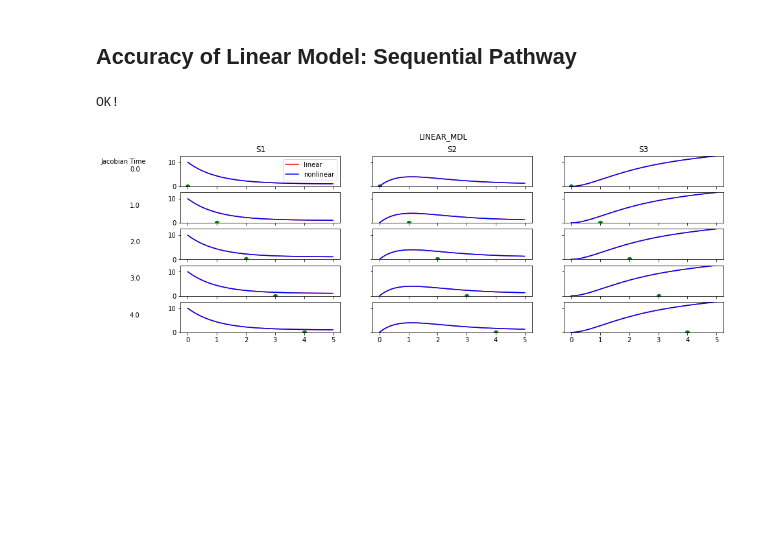
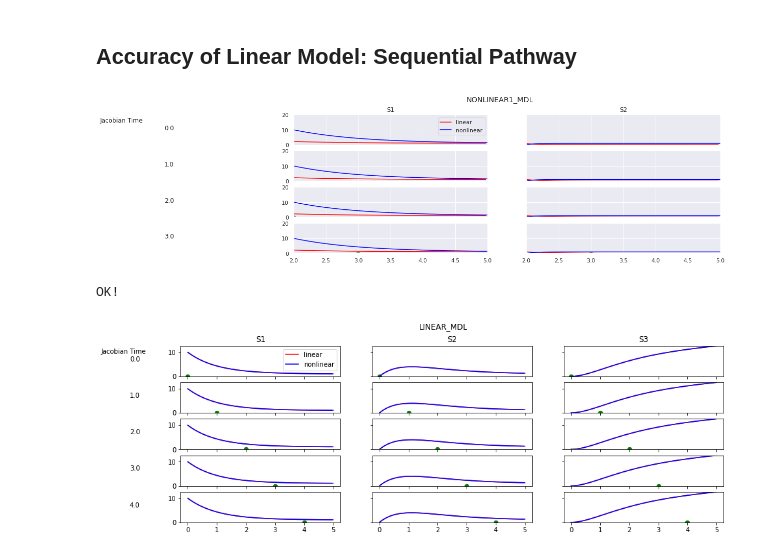
Before and after one commit to ModelEngineering/controlSBML, a Jupyter notebook: notebooks/LinearApproximations.ipynb, the cells around one changed output. Cells and saved outputs as stored; diff of their text form; code cells hidden in the pictures; blank space fills up the shorter version.

Commit message:
Analysis of Wolf model

```diff
--- a/notebooks/LinearApproximations.ipynb
+++ b/notebooks/LinearApproximations.ipynb
@@ -128,47 +128,51 @@ NONLINEAR2_RR.plot(NONLINEAR2_RR.simulate())
 # %% [markdown]
 ## Accuracy of Linear Model: Sequential Pathway
 # %%
-def evaluateAccuracy(sbml_model, timepoints, suptitle="", is_plot=True):
+def evaluateAccuracy(sbml_model, timepoints, suptitle="", is_plot=True, start_time=0, end_time=5, ymax=None, ymin=0):
     if isinstance(timepoints, float) or isinstance(timepoints, int):
         timepoints = [timepoints]
     ctlsb = ControlSBML(sbml_model)
-    rr_df = ctlsb.simulateRoadrunner()
+    rr_df = ctlsb.simulateRoadrunner(start_time, end_time)
     nrow = len(timepoints)
     ncol = len(rr_df.columns)
     fig, axes = plt.subplots(nrow, ncol, figsize=(15, 5))
     axes = np.reshape(axes, (nrow, ncol))
     for irow, timepoint in enumerate(timepoints):
-        linear_df = ctlsb.simulateLinearSystem(timepoint=timepoint)
-        ymin = min(linear_df.min().min(), rr_df.min().min())
-        ymax = max(linear_df.max().max(), rr_df.max().max())
+        linear_df = ctlsb.simulateLinearSystem(timepoint=timepoint, start_time=start_time, end_time=end_time)
+        if ymax is None:
+            ymax_val = max(linear_df.max().max(), rr_df.max().max())
+        else:
+            ymax_val = ymax
         for icol, column in enumerate(rr_df.columns):
             ax = axes[irow, icol]
             ax.plot(linear_df.index, linear_df[column], color="red")
             ax.plot(rr_df.index, rr_df[column], color="blue")
-            ax.scatter(timepoint, ymin, s=40, marker="o", color="g")
-            ax.set_ylim([ymin, ymax])
+            ax.scatter([timepoint], [ymin], s=40, marker="o", color="g")
+            ax.set_xlim([start_time, end_time])
+            ax.set_ylim([0, ymax_val])
             if irow < nrow - 1:
                 ax.set_xticklabels([])
             if irow == 0:
                 ax.set_title(column)
                 if icol == 0:
-                    ax.text(-3, 0.75*ymax, "Jacobian Time")
+                    ax.text(start_time-3, 0.75*ymax_val, "Jacobian Time")
                     ax.legend(["linear", "nonlinear"])
             if icol > 0:
                 ax.set_yticklabels([])
             else:
-                ax.text(-2, ymax/2, "%2.1f" % timepoint)
+                ax.text(start_time-2, ymax_val/2, "%2.1f" % timepoint)
     plt.suptitle(suptitle)
     if is_plot:
         plt.show()
     else:
         plt.close()
 
 # Tests
 suptitle = "NONLINEAR1_MDL"
-evaluateAccuracy(NONLINEAR1_MDL, [0, 1, 2, 3], suptitle=suptitle, is_plot=False)
+evaluateAccuracy(NONLINEAR1_MDL, [0, 1, 2, 3], suptitle=suptitle, start_time=2, ymax=20,  is_plot=True)
 print("OK!")
 # %% [output]
+[figure, added]
 OK!
 # %%
 timepoints = range(5)
```
Also changed, not shown: parts of 6 cells of this notebook, 2 other files.
